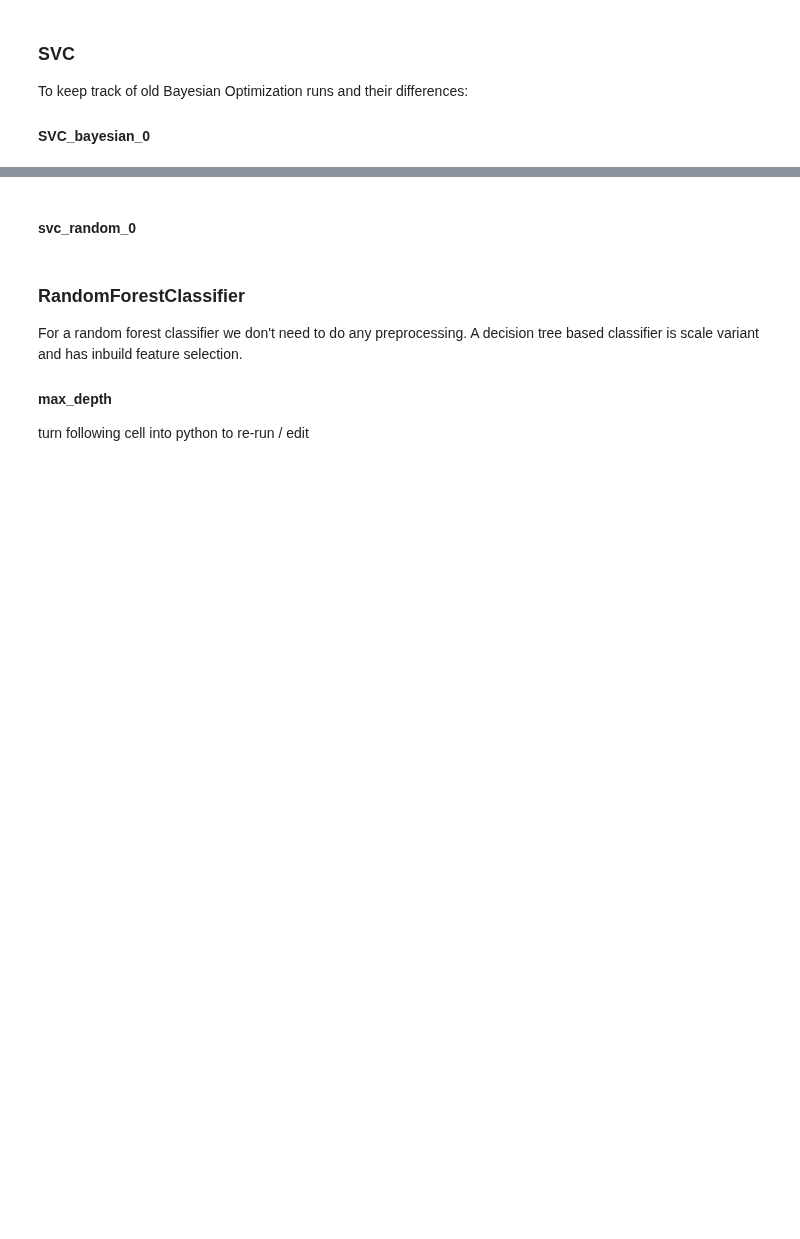
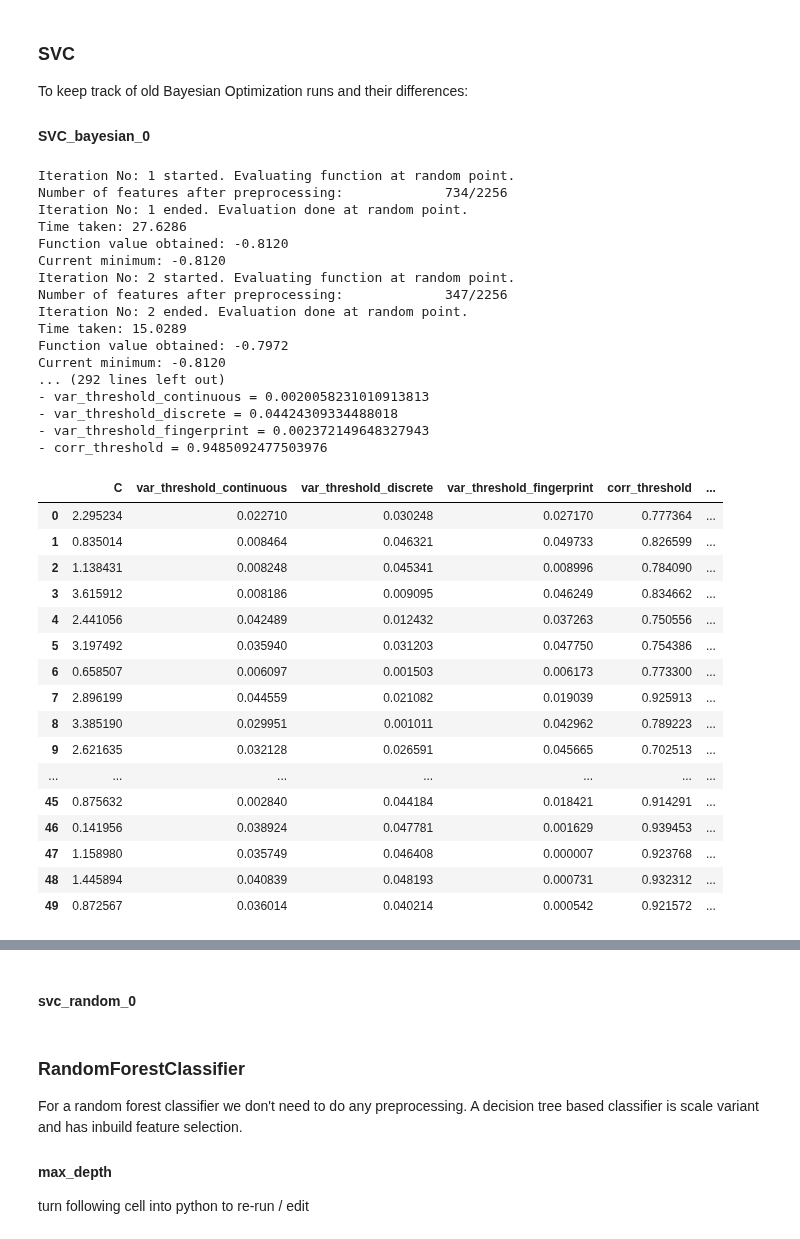
Before and after one commit to JonnaMat/CYP-inhibition, a Jupyter notebook: src/project.ipynb, the cells around one changed output, grey strips where cells are left out. Cells and saved outputs as stored; diff of their text form; code cells hidden in the pictures; blank space fills up the shorter version.

```diff
--- a/src/project.ipynb
+++ b/src/project.ipynb
@@ -218,16 +303,53 @@ To keep track of old Bayesian Optimization runs and their differences:
 # %%
 svc_bayesian_optimizer = BayesianOptimization(
     model=SVC,
-    file_name="svc_random_0",
+    file_name="svc_bayesian_0",
     model_params=[
-        Real(name="C", low=0.1, high=4.0),
+        Real(name="C", low=0.1, high=4.0)
     ],
     datasets=datasets,
     feature_groups=feature_groups,
 )
 
-# results = svc_bayesian_optimizer.optimize(n_calls=50)
+svc_results = svc_bayesian_optimizer.optimize()
 
 # LOAD results from bayesian optimization
-results = load("optimization/svc_bayesian_0")
+# results = pd.read_csv("optimization/svc_bayesian_0")
+
+svc_results
+# %% [output]
+Iteration No: 1 started. Evaluating function at random point.
+Number of features after preprocessing:             734/2256
+Iteration No: 1 ended. Evaluation done at random point.
+Time taken: 27.6286
+Function value obtained: -0.8120
+Current minimum: -0.8120
+Iteration No: 2 started. Evaluating function at random point.
+Number of features after preprocessing:             347/2256
+Iteration No: 2 ended. Evaluation done at random point.
+Time taken: 15.0289
+Function value obtained: -0.7972
+Current minimum: -0.8120
+... (292 lines left out)
+- var_threshold_continuous = 0.0020058231010913813
+- var_threshold_discrete = 0.04424309334488018
+- var_threshold_fingerprint = 0.002372149648327943
+- corr_threshold = 0.9485092477503976
+|  | C | var_threshold_continuous | var_threshold_discrete | var_threshold_fingerprint | corr_threshold | ... |
+| 0 | 2.295234 | 0.022710 | 0.030248 | 0.027170 | 0.777364 | ... |
+| 1 | 0.835014 | 0.008464 | 0.046321 | 0.049733 | 0.826599 | ... |
+| 2 | 1.138431 | 0.008248 | 0.045341 | 0.008996 | 0.784090 | ... |
+| 3 | 3.615912 | 0.008186 | 0.009095 | 0.046249 | 0.834662 | ... |
+| 4 | 2.441056 | 0.042489 | 0.012432 | 0.037263 | 0.750556 | ... |
+| 5 | 3.197492 | 0.035940 | 0.031203 | 0.047750 | 0.754386 | ... |
+| 6 | 0.658507 | 0.006097 | 0.001503 | 0.006173 | 0.773300 | ... |
+| 7 | 2.896199 | 0.044559 | 0.021082 | 0.019039 | 0.925913 | ... |
+| 8 | 3.385190 | 0.029951 | 0.001011 | 0.042962 | 0.789223 | ... |
+| 9 | 2.621635 | 0.032128 | 0.026591 | 0.045665 | 0.702513 | ... |
+| ... | ... | ... | ... | ... | ... | ... |
+| 45 | 0.875632 | 0.002840 | 0.044184 | 0.018421 | 0.914291 | ... |
+| 46 | 0.141956 | 0.038924 | 0.047781 | 0.001629 | 0.939453 | ... |
+| 47 | 1.158980 | 0.035749 | 0.046408 | 0.000007 | 0.923768 | ... |
+| 48 | 1.445894 | 0.040839 | 0.048193 | 0.000731 | 0.932312 | ... |
+| 49 | 0.872567 | 0.036014 | 0.040214 | 0.000542 | 0.921572 | ... |
 # %%
```
Also changed, not shown: parts of 36 cells of this notebook, 3 other files.
